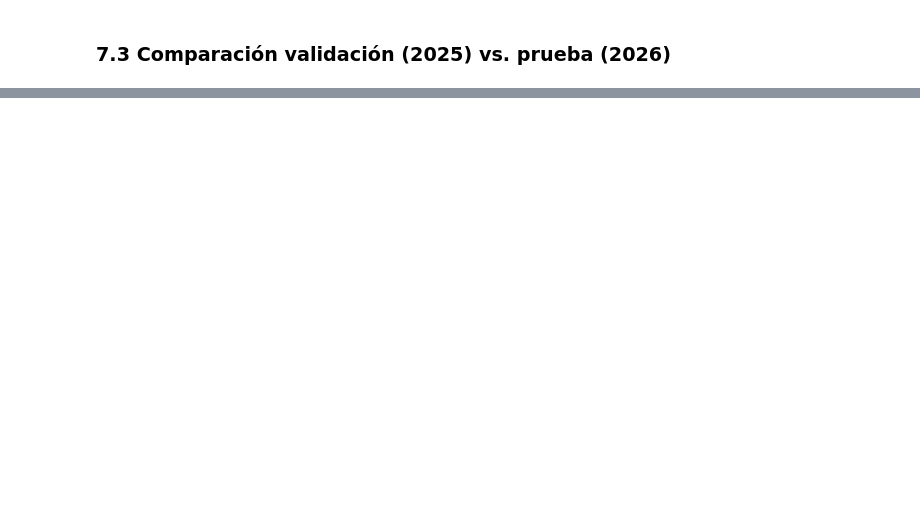
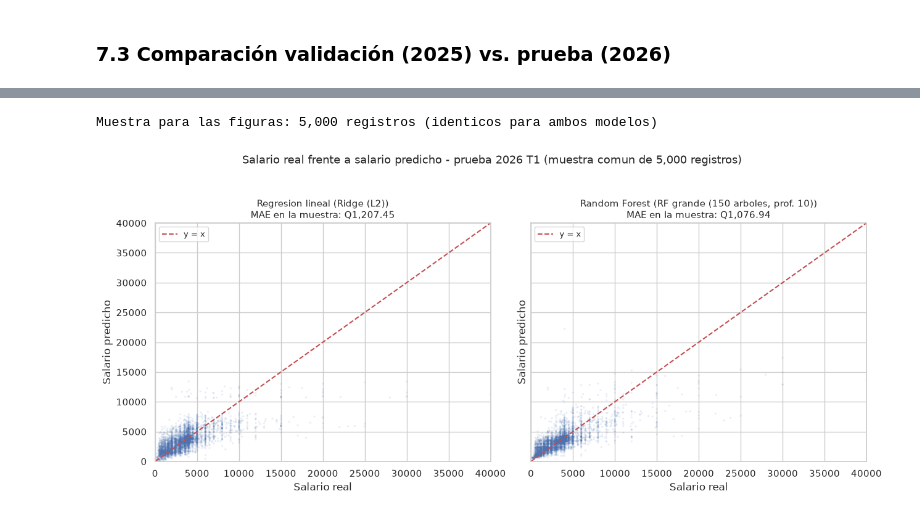
Before and after one commit to Ikeel04/Labs-DS, a Jupyter notebook: Lab7/Laboratorio_7_Spark_MLlib.ipynb, the cells around one changed output, grey strips where cells are left out. Drawn from its saved outputs; the diff is of its cells as text; code cells hidden in the pictures; blank space fills up the shorter version.

```diff
--- a/Lab7/Laboratorio_7_Spark_MLlib.ipynb
+++ b/Lab7/Laboratorio_7_Spark_MLlib.ipynb
@@ -1155,12 +1220,5 @@ fija.
 # %%
 from pyspark.ml.regression import RandomForestRegressor
-
-indexers_rf, encoder_rf = stages_categoricas("_rf")
-assembler_rf = VectorAssembler(
-    inputCols=PREDICTORAS_NUM + [f"{c}_ohe_rf" for c in PREDICTORAS_CAT],
-    outputCol="features",
-    handleInvalid="skip",
-)
 
 configs_rf = [
     {"nombre": "RF chico (50 arboles, prof. 5)",   "numTrees": 50,  "maxDepth": 5},
@@ -1170,12 +1228,12 @@ configs_rf = [
 resultados_rf_val = []
 modelos_rf = {}
 
-for cfg in configs_rf:
+for i, cfg in enumerate(configs_rf, start=1):
     rf = RandomForestRegressor(
         featuresCol="features", labelCol=LABEL,
         numTrees=cfg["numTrees"], maxDepth=cfg["maxDepth"], seed=SEED_MODELADO,
     )
-    pipeline_rf = Pipeline(stages=indexers_rf + [encoder_rf, assembler_rf, rf])
+    pipeline_rf = Pipeline(stages=stages_completas(f"_rf{i}") + [rf])
     modelo = pipeline_rf.fit(train_df)
     pred_val = modelo.transform(val_df)
     metrica = evaluar(pred_val, f"RF - {cfg['nombre']}")
@@ -1185,4 +1243,5 @@ for cfg in configs_rf:
 
 tabla_config_rf = pd.DataFrame(resultados_rf_val)[["nombre", "numTrees", "maxDepth", "MAE", "RMSE", "R2"]]
 tabla_config_rf
+mostrar_tabla(tabla_config_rf, "Configuraciones de Random Forest (validacion 2025)")
 # %% [output]
@@ -1355,0 +1487,40 @@ la selección de hiperparámetros.
+# %%
+# --- Muestra comun para las dos figuras: se extrae UNA vez del marco, asi que los dos modelos se
+# comparan sobre exactamente las mismas filas. El limite se aplica despues del sample.
+MUESTRA_FIGURAS = 5000
+SEMILLA_FIGURAS = 7
+
+muestra_fig = (eval_test.sample(withReplacement=False, fraction=1.0, seed=SEMILLA_FIGURAS)
+                      .limit(MUESTRA_FIGURAS)
+                      .select(LABEL, "pred_lr", "pred_rf", "residuo_lr", "residuo_rf")
+                      .toPandas())
+
+print(f"Muestra para las figuras: {len(muestra_fig):,} registros (identicos para ambos modelos)")
+
+# Ejes y limites comunes: sin eso, comparar dos paneles con escalas distintas no dice nada.
+lim_eje = float(max(muestra_fig[LABEL].max(), muestra_fig["pred_lr"].max(), muestra_fig["pred_rf"].max()))
+
+fig, axes = plt.subplots(1, 2, figsize=(13, 5.5), sharex=True, sharey=True)
+
+for ax, col_pred, col_res, nombre in zip(
+        axes, ["pred_lr", "pred_rf"], ["residuo_lr", "residuo_rf"],
+        [f"Regresion lineal ({mejor_cfg_lr})", f"Random Forest ({mejor_cfg_rf})"]):
+    ax.scatter(muestra_fig[LABEL], muestra_fig[col_pred], s=5, alpha=0.12,
+               color="#4C72B0", edgecolors="none")
+    ax.plot([0, lim_eje], [0, lim_eje], color="#C44E52", linestyle="--",
+            linewidth=1.5, label="y = x")
+    ax.set_title(f"{nombre}\nMAE en la muestra: Q{muestra_fig[col_res].abs().mean():,.2f}",
+                 fontsize=11)
+    ax.set_xlabel("Salario real")
+    ax.set_ylabel("Salario predicho")
+    ax.set_xlim(0, lim_eje)
+    ax.set_ylim(0, lim_eje)
+    ax.legend(loc="upper left", fontsize=9)
+
+fig.suptitle("Salario real frente a salario predicho - prueba 2026 T1 "
+             "(muestra comun de 5,000 registros)", fontsize=13, y=1.03)
+fig.tight_layout()
+plt.show()
+# %% [output]
+Muestra para las figuras: 5,000 registros (identicos para ambos modelos)
+[figure, added]
```
Also changed, not shown: parts of 49 cells of this notebook, 4 other files.
